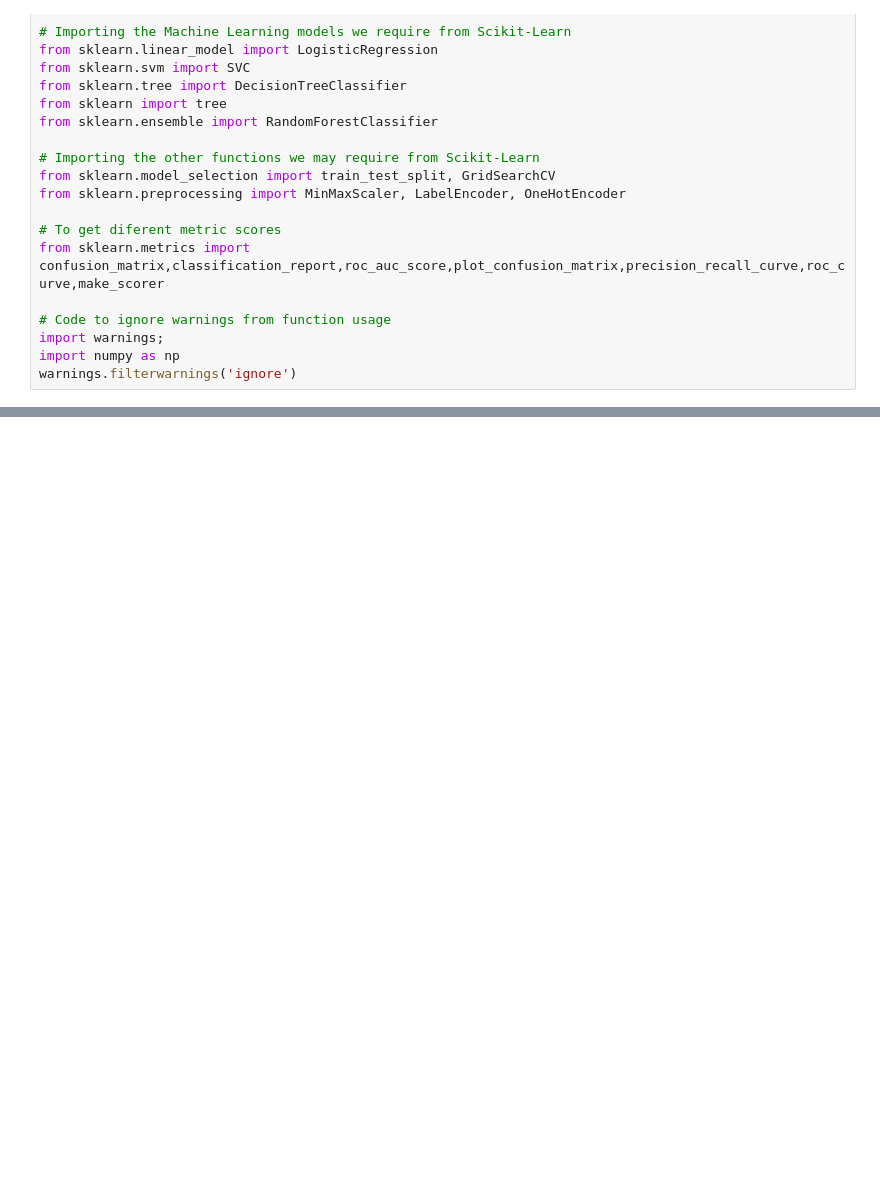
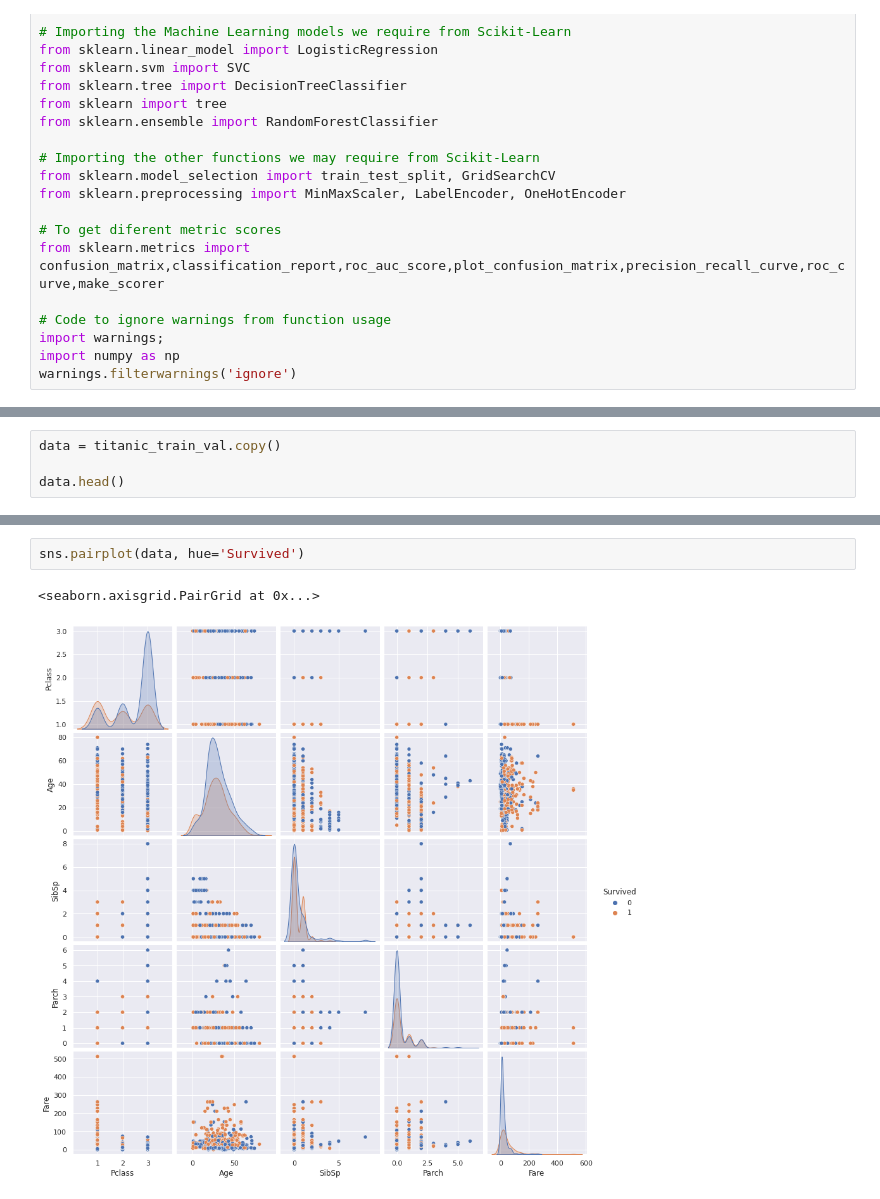
Before and after one commit to Yusrah23/Python_Scripts, a Jupyter notebook: titianic_pred.ipynb, the cells around one changed output, grey strips where cells are left out. Saved outputs shown, nothing was run; the diff lists cells and outputs as text; blank space fills up the shorter version.

```diff
--- a/titianic_pred.ipynb
+++ b/titianic_pred.ipynb
@@ -34,0 +35,4 @@ FileNotFoundError: ignored
+# %%
+data = titanic_train_val.copy()
+
+data.head()
@@ -34,0 +94,5 @@ FileNotFoundError: ignored
+# %%
+sns.pairplot(data, hue='Survived')
+# %% [output]
+<seaborn.axisgrid.PairGrid at 0x...>
+[figure, added]
```
Also changed, not shown: parts of 6 cells of this notebook.
